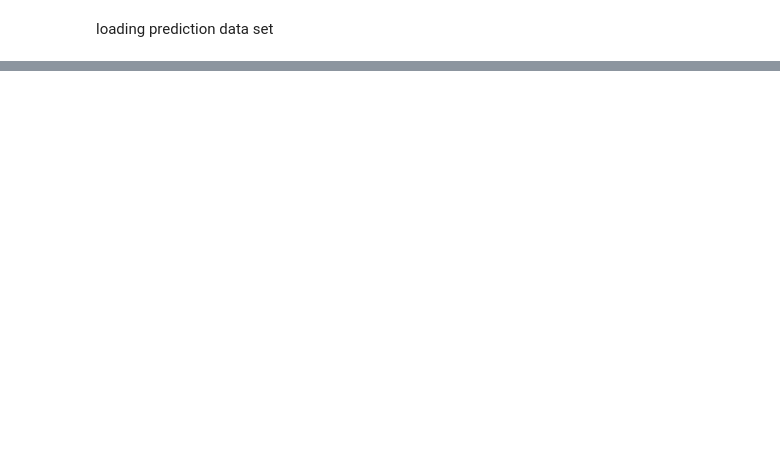
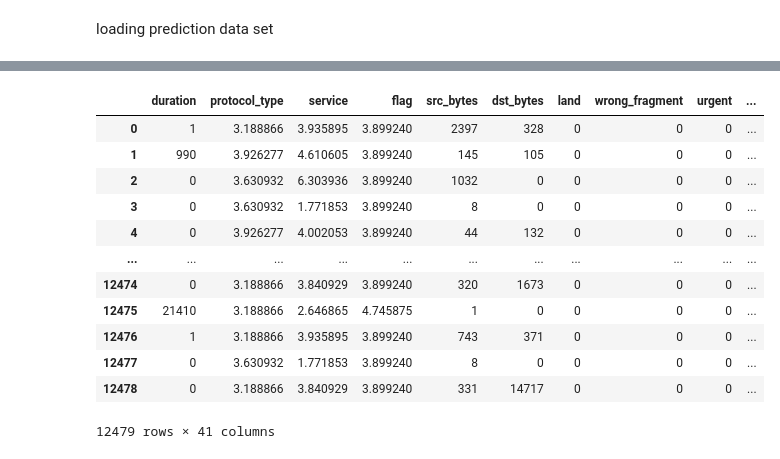
Before and after one commit to Jehoi-ga-ada/DAC-ITS-Preliminary-Round, a Jupyter notebook: model.ipynb, the cells around one changed output, grey strips where cells are left out. Cells and saved outputs as stored; diff of their text form; code cells hidden in the pictures; blank space fills up the shorter version.

```diff
--- a/model.ipynb
+++ b/model.ipynb
@@ -109,3 +106,6 @@ mean_encoded_features = pre_mean_encoded_df
+# %%
+encoder = TargetEncoder()
+mean_encoded_features = encoder.fit_transform(categorical_feature, label_encoded_target)
 # %%
 features_df.columns.values
 # %% [output]
@@ -356,0 +374,2 @@ loading prediction data set
+# %%
+encoded_data = encoder.transform(raw_test_data[categorical_columns])
@@ -356,0 +392,18 @@ loading prediction data set
+# %%
+raw_test_data[categorical_columns] = encoded_data
+# %%
+raw_test_data
+# %% [output]
+|  | duration | protocol_type | service | flag | src_bytes | dst_bytes | land | wrong_fragment | urgent | ... |
+| 0 | 1 | 3.188866 | 3.935895 | 3.899240 | 2397 | 328 | 0 | 0 | 0 | ... |
+| 1 | 990 | 3.926277 | 4.610605 | 3.899240 | 145 | 105 | 0 | 0 | 0 | ... |
+| 2 | 0 | 3.630932 | 6.303936 | 3.899240 | 1032 | 0 | 0 | 0 | 0 | ... |
+| 3 | 0 | 3.630932 | 1.771853 | 3.899240 | 8 | 0 | 0 | 0 | 0 | ... |
+| 4 | 0 | 3.926277 | 4.002053 | 3.899240 | 44 | 132 | 0 | 0 | 0 | ... |
+| ... | ... | ... | ... | ... | ... | ... | ... | ... | ... | ... |
+| 12474 | 0 | 3.188866 | 3.840929 | 3.899240 | 320 | 1673 | 0 | 0 | 0 | ... |
+| 12475 | 21410 | 3.188866 | 2.646865 | 4.745875 | 1 | 0 | 0 | 0 | 0 | ... |
+| 12476 | 1 | 3.188866 | 3.935895 | 3.899240 | 743 | 371 | 0 | 0 | 0 | ... |
+| 12477 | 0 | 3.630932 | 1.771853 | 3.899240 | 8 | 0 | 0 | 0 | 0 | ... |
+| 12478 | 0 | 3.188866 | 3.840929 | 3.899240 | 331 | 14717 | 0 | 0 | 0 | ... |
+12479 rows × 41 columns
```
Also changed, not shown: parts of 14 cells of this notebook, 1 other file.
